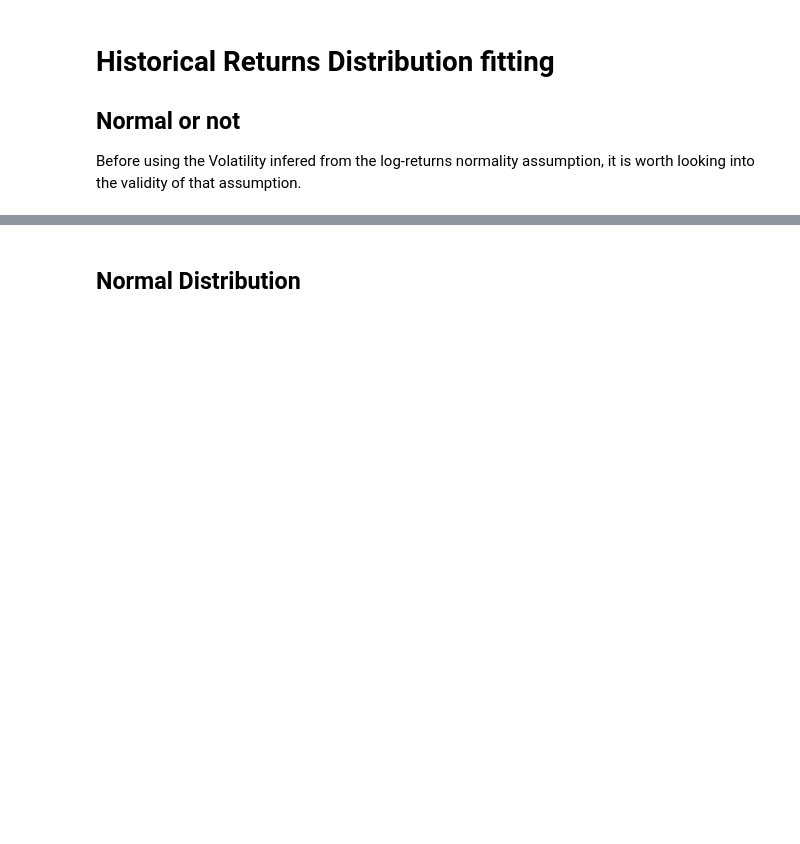
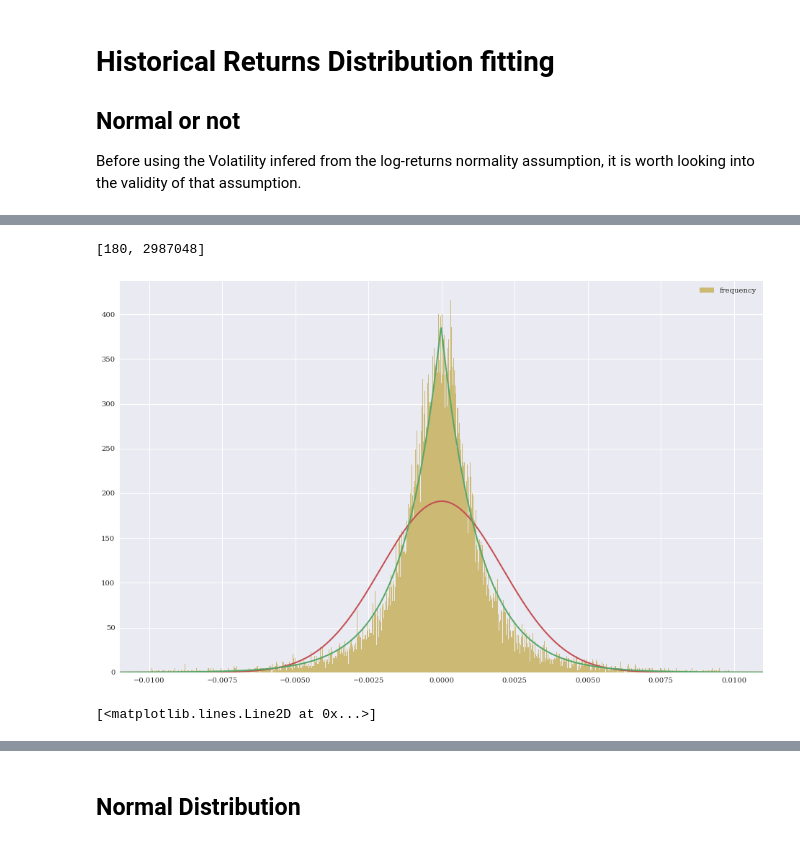
Before and after one commit to sebastienverreault/option_risk_analysis2, a Jupyter notebook: historical_returns_fit.ipynb, the cells around one changed output, grey strips where cells are left out. Drawn from its saved outputs; the diff is of its cells as text; code cells hidden in the pictures; blank space fills up the shorter version.

```diff
--- a/historical_returns_fit.ipynb
+++ b/historical_returns_fit.ipynb
@@ -6,0 +60,33 @@ Before using the Volatility infered from the log-returns normality assumption, i
+# %%
+ret_2min = btcusd_1min['ret_2min'][-180:]
+[ret_2min.size,
+btcusd_1min['ret_2min'].size]
+# %% [output]
+[180, 2987048]
+# %%
+# nb_2min_in_30d = 30*24*60/2 # = 21600
+ret_2min = btcusd_1min['ret_2min'][-21600:]
+# ret_2min = btcusd_1min['ret_2min'][2:]
+
+mean = ret_2min.mean()
+std = ret_2min.std()
+
+plt.figure(figsize=(16, 10))
+# plt.title("something")
+plt.hist(ret_2min, color='C4', bins=1000, label='frequency', align='mid',  density=True,         range=[-0.01,0.01]);
+plt.legend(loc=0);
+
+#  Plot the Normal PDF.
+m,s = norm.fit(ret_2min)
+xmin, xmax = plt.xlim()
+x = np.linspace(xmin, xmax, 1000)
+p = norm.pdf(x, m, s)
+plt.plot(x, p, color='C2', linewidth=2, scalex=False, scaley=False)
+
+#  Plot the Laplace PDF.
+loc,scale = laplace.fit(ret_2min)
+l = laplace.pdf(x, loc, scale)
+plt.plot(x, l, color='C1', linewidth=2, scalex=False, scaley=False)
+# %% [output]
+[figure, added]
+[<matplotlib.lines.Line2D at 0x...>]
```
Also changed, not shown: parts of 3 cells of this notebook, 1 other file.
